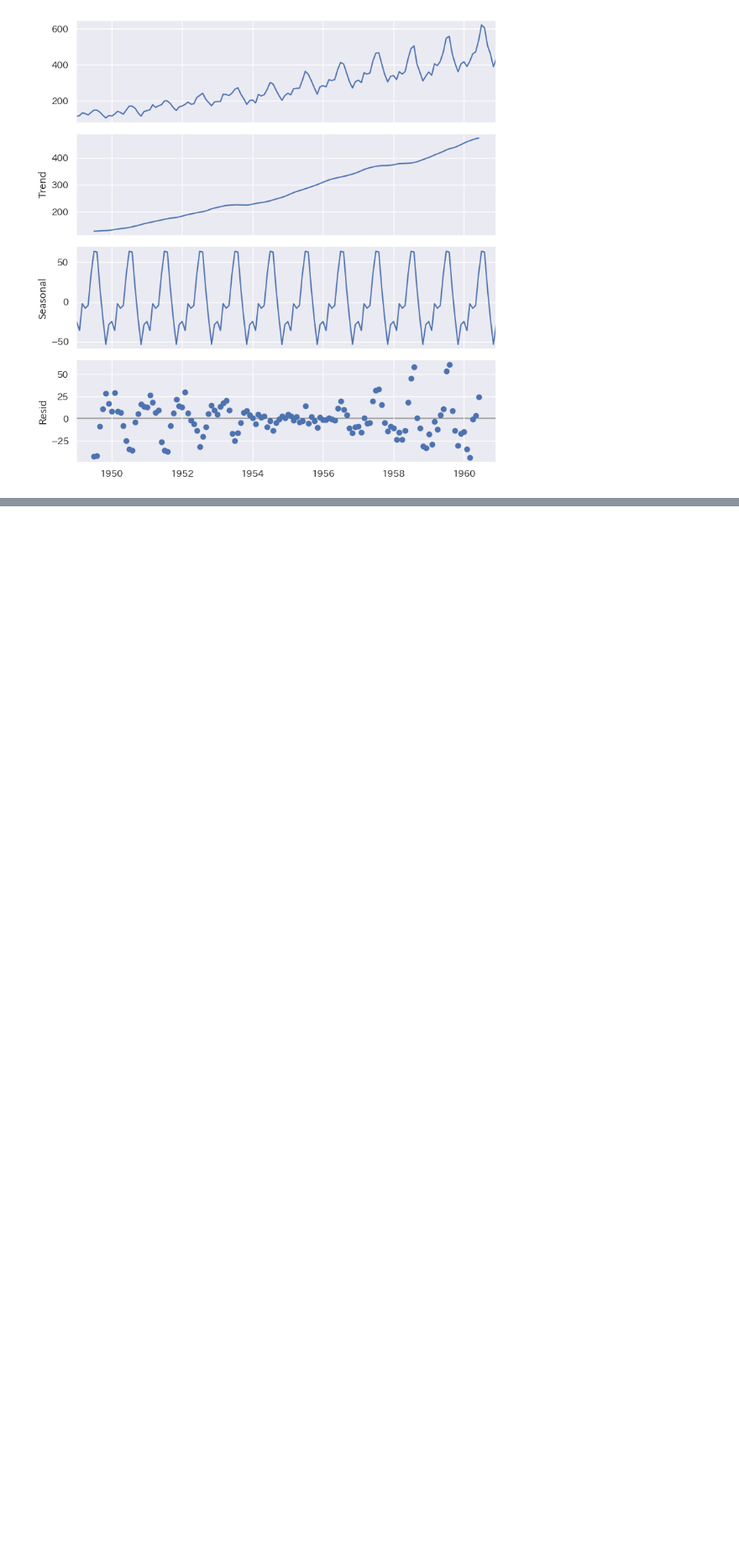
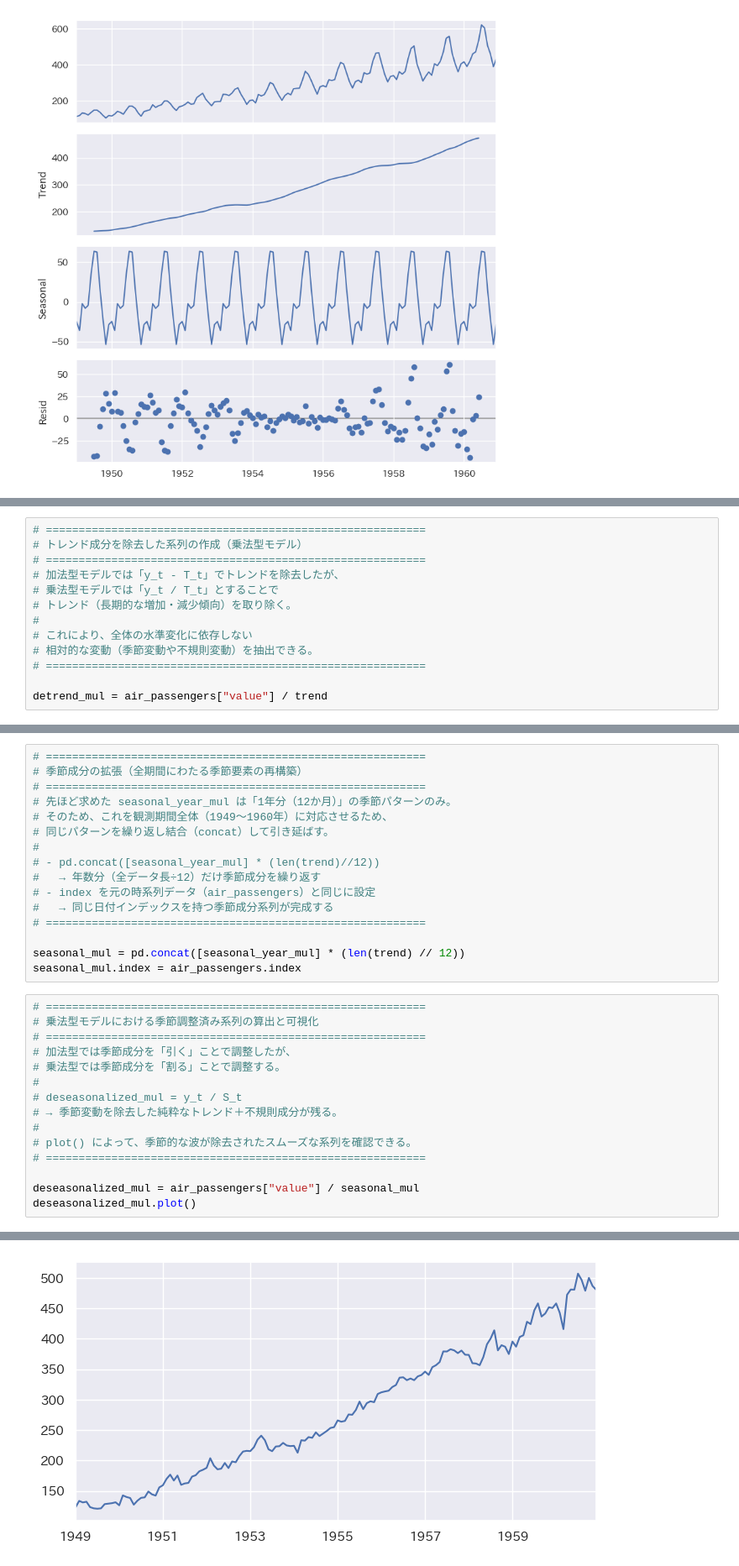
Before and after one commit to maton369/Python_Time_Series_Intro, a Jupyter notebook: 3-2-季節調整とトレンド除去.ipynb, the cells around one changed output, grey strips where cells are left out. Shown at 84% size. Saved outputs shown, nothing was run; the diff lists cells and outputs as text; blank space fills up the shorter version.

```diff
--- a/3-2-季節調整とトレンド除去.ipynb
+++ b/3-2-季節調整とトレンド除去.ipynb
@@ -435,0 +466,13 @@ rcParams["figure.figsize"] = 8, 4
+# %%
+# ==========================================================
+# トレンド成分を除去した系列の作成（乗法型モデル）
+# ==========================================================
+# 加法型モデルでは「y_t - T_t」でトレンドを除去したが、
+# 乗法型モデルでは「y_t / T_t」とすることで
+# トレンド（長期的な増加・減少傾向）を取り除く。
+#
+# これにより、全体の水準変化に依存しない
+# 相対的な変動（季節変動や不規則変動）を抽出できる。
+# ==========================================================
+
+detrend_mul = air_passengers["value"] / trend
@@ -435,0 +512,32 @@ rcParams["figure.figsize"] = 8, 4
+# %%
+# ==========================================================
+# 季節成分の拡張（全期間にわたる季節要素の再構築）
+# ==========================================================
+# 先ほど求めた seasonal_year_mul は「1年分（12か月）」の季節パターンのみ。
+# そのため、これを観測期間全体（1949〜1960年）に対応させるため、
+# 同じパターンを繰り返し結合（concat）して引き延ばす。
+#
+# - pd.concat([seasonal_year_mul] * (len(trend)//12))
+#   → 年数分（全データ長÷12）だけ季節成分を繰り返す
+# - index を元の時系列データ（air_passengers）と同じに設定
+#   → 同じ日付インデックスを持つ季節成分系列が完成する
+# ==========================================================
+
+seasonal_mul = pd.concat([seasonal_year_mul] * (len(trend) // 12))
+seasonal_mul.index = air_passengers.index
+# %%
+# ==========================================================
+# 乗法型モデルにおける季節調整済み系列の算出と可視化
+# ==========================================================
+# 加法型では季節成分を「引く」ことで調整したが、
+# 乗法型では季節成分を「割る」ことで調整する。
+#
+# deseasonalized_mul = y_t / S_t
+# → 季節変動を除去した純粋なトレンド＋不規則成分が残る。
+#
+# plot() によって、季節的な波が除去されたスムーズな系列を確認できる。
+# ==========================================================
+
+deseasonalized_mul = air_passengers["value"] / seasonal_mul
+deseasonalized_mul.plot()
+# %% [output]
@@ -435,0 +545 @@ rcParams["figure.figsize"] = 8, 4
+[figure, added]
```
Also changed, not shown: parts of 5 cells of this notebook.
